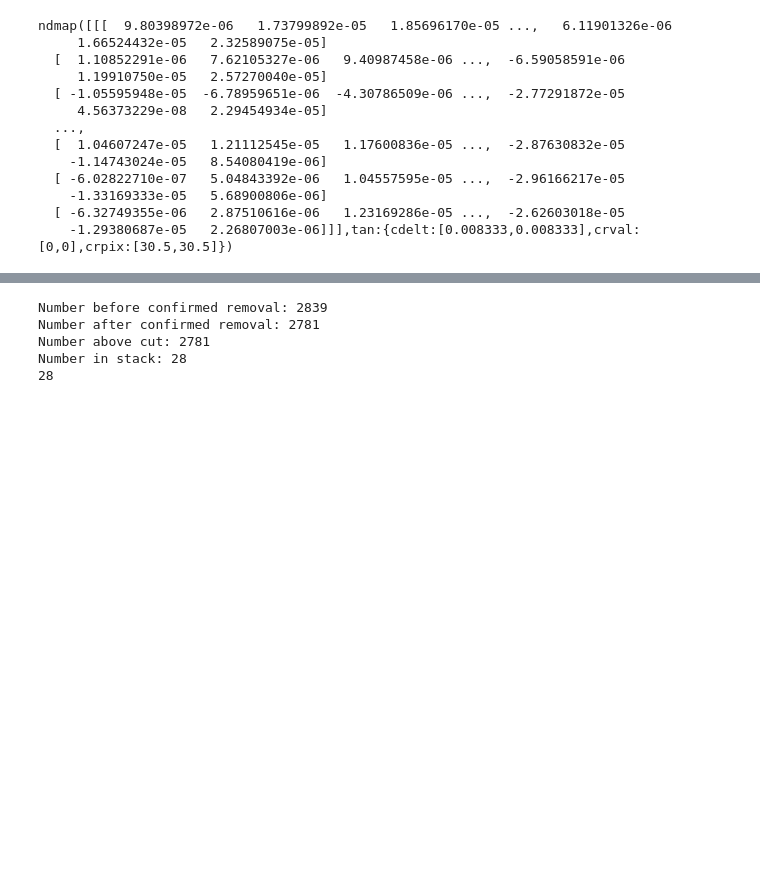
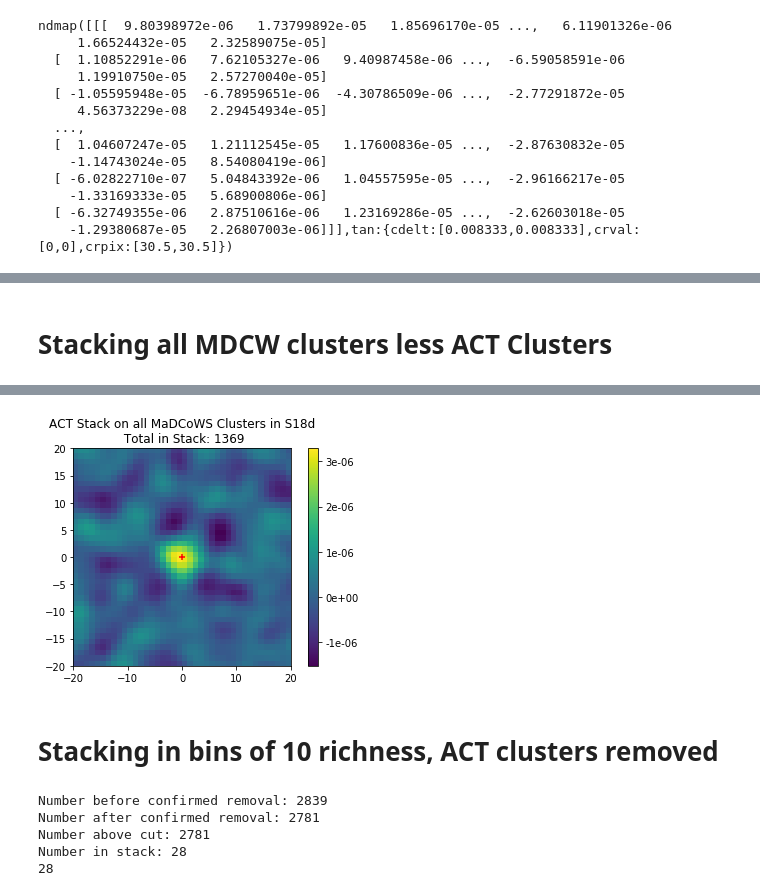
Before and after one commit to Sulla2012/madcowsclusters, a Jupyter notebook: S18d_stacker.ipynb, the cells around one changed output, grey strips where cells are left out. Drawn from its saved outputs; the diff is of its cells as text; code cells hidden in the pictures; blank space fills up the shorter version.

Commit message:
Starting code for plot making for paper

```diff
--- a/S18d_stacker.ipynb
+++ b/S18d_stacker.ipynb
@@ -17,5 +14,5 @@ RuntimeError: module compiled against API version 0xc but this version of numpy
 # %%
-def s18dStack(ras, decs, data, width = 20.):
+def s18dStack(ras, decs, data, width = 20., weight = False):
         stack = 0
         divisor = 0
         for i in range(len(ras)):
@@ -26,15 +23,17 @@ def s18dStack(ras, decs, data, width = 20.):
 
                 tile = enmap.read_map(path+tileName+'/Arnaud_M2e14_z0p4#'+tileName+'_filteredMap.fits')
                 stamp = reproject.postage_stamp(tile, ras[i], decs[i], width, 0.5)
+                if weight:
+                    try:
+                        stack += stamp[0]
+                    except:
+                        print(tileName)
+                        print(tile)
+                        print(stamp)
 
-                try:
-                    stack += stamp[0]
-                except:
-                    print(tileName)
-                    print(tile)
-                    print(stamp)
+                    divisor += 1
+                else:
 
-                divisor += 1
 
         try:
             stack /= divisor
@@ -219,0 +147,55 @@ Number in stack: 1403
+# %% [markdown]
+# Stacking all MDCW clusters less ACT Clusters
+# %%
+#Try stacking MDCW clusters on S18d
+
+mdcw_catalog = fits.open('/home/s/sievers/sdicker/ACTnCOWs/MADCOWSUnion.fits')
+
+mdcw_ra = mdcw_catalog[1].data['RADeg']
+mdcw_dec =mdcw_catalog[1].data['decDeg']
+mdcw_ra, mdcw_dec = np.array(mdcw_ra), np.array(mdcw_dec)
+mdcw_rich = mdcw_catalog[1].data['Rich']
+
+act = fits.open('/home/r/rbond/jorlo/dev/madcowsclusters/AdvACT_S18d_202006_MaDCoWSUnionMatch.fits')
+in_act = act[1].data['MADCOWSUnion_name']
+
+names = mdcw_catalog[1].data['name']
+
+flags = [True]*len(mdcw_ra)
+
+for i, name in enumerate(names):
+    #print(name)
+    if name in in_act:
+        #print(i)
+        flags[i] = False
+
+print("Number before confirmed removal: {}".format(len(mdcw_ra)))
+mdcw_ra = mdcw_ra[flags]
+mdcw_dec = mdcw_dec[flags]
+mdcw_rich = mdcw_rich[flags]
+print("Number after confirmed removal: {}".format(len(mdcw_ra)))
+
+s18d_stack, stack_num = s18dStack(mdcw_ra, mdcw_dec, s18d)
+
+out, cen, cen_d, out_d = 0,0,0,0
+
+for i in range(len(s18d_stack[0])):
+    for j in range(len(s18d_stack[0])):
+        if (18<i<22) & (18<j<22):
+            cen += s18d_stack[i][j]
+            cen_d += 1
+        else:
+            out += s18d_stack[i][j]
+            out_d += 1
+print(cen/cen_d)
+print(out/out_d)
+
+
+plot = plt.imshow(s18d_stack, extent = [-20,20,-20,20])
+plt.scatter(0,0, marker = '+', color = 'r')
+plt.colorbar(plot, format='%.0e')
+plt.title("ACT Stack on all MaDCoWS Clusters in S18d\n Total in Stack: {}".format(stack_num))
+plt.savefig("mdcw_stack_s18d_y.png")
+plt.show()
+plt.close()
+# %% [output]
@@ -220,3 +219,6 @@ Number in stack: 1403
+[figure, added]
+# %% [markdown]
+# Stacking in bins of 10 richness, ACT clusters removed
 # %%
 for i in range(0, 100, 10):
     a,b = s18dStacker(mdcw_catalog, i, i+10, s18d)
```
Also changed, not shown: parts of 22 cells of this notebook.
